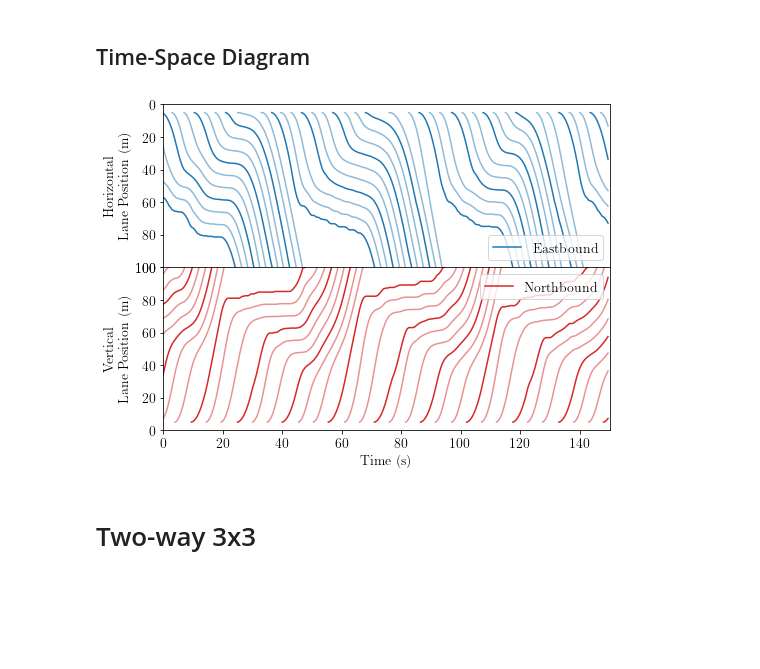
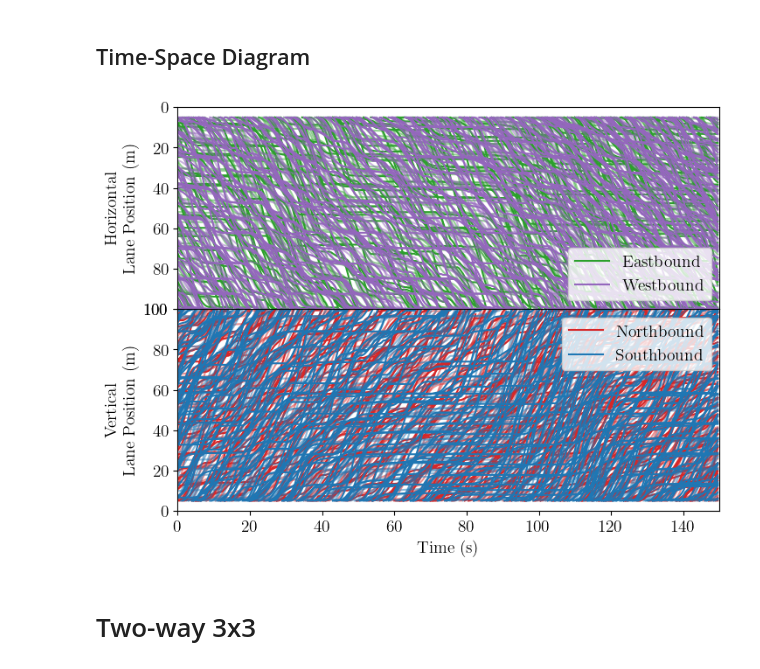
Before and after one commit to thickhoctin/mixed_autonomy_intersections, a Jupyter notebook: figures.ipynb, the cells around one changed output. Saved outputs shown, nothing was run; the diff lists cells and outputs as text; code cells hidden in the pictures; blank space fills up the shorter version.

```diff
--- a/figures.ipynb
+++ b/figures.ipynb
@@ -141,12 +141,36 @@ def plot_time_space(vehicle_info, xml, colors=['C3', 'C2', 'C0', 'C4'], max_step
         return [(float(x), float(y)) for x, y in re.findall(f'{number}{sep}{number}', s)]
 
     def get_direction(xy1, xy2):
+        # (x1, y1), (x2, y2) = xy1, xy2
+        # direction = (int(np.sign(x2 - x1)), int(np.sign(y2 - y1)))
+        # return {(0, 1): 'Northbound', (0, -1): 'Southbound', (1, 0): 'Eastbound', (-1, 0): 'Westbound'}[direction]
         (x1, y1), (x2, y2) = xy1, xy2
-        direction = (int(np.sign(x2 - x1)), int(np.sign(y2 - y1)))
-        return {(0, 1): 'Northbound', (0, -1): 'Southbound', (1, 0): 'Eastbound', (-1, 0): 'Westbound'}[direction]
+        dx, dy = x2 - x1, y2 - y1
 
-    directions = {jl.id: get_direction(*parse_xy(jl.shape, number='([\d\.]+)', sep=',')) for jl in jun_lanes}
-    directions.update((l_i, get_direction(*parse_xy(l_i))) for l_i in in_lane_ids)
+        # Use dominant axis so diagonals still map to a cardinal direction
+        if abs(dx) >= abs(dy):
+            return 'Eastbound' if dx > 0 else 'Westbound'
+        else:
+            return 'Northbound' if dy > 0 else 'Southbound'
+    def direction_from_points(points):
+        if len(points) < 2:
+            return None
+        return get_direction(points[0], points[-1])
+
+    directions = {}
+    for jl in jun_lanes:
+        pts = parse_xy(jl.shape, number='([\d\.]+)', sep=',')
+        d = direction_from_points(pts)
+        if d is not None:
+            directions[jl.id] = d
+
+    for l_i in in_lane_ids:
+        pts = parse_xy(l_i)
+        d = direction_from_points(pts)
+        if d is not None:
+            directions[l_i] = d
+    # directions = {jl.id: get_direction(*parse_xy(jl.shape, number='([\d\.]+)', sep=',')) for jl in jun_lanes}
+    # directions.update((l_i, get_direction(*parse_xy(l_i))) for l_i in in_lane_ids)
     hor = ['Westbound', 'Eastbound']
 
     intersection_info = vehicle_info.loc[vehicle_info.lane_id.isin(directions)]
@@ -224,14 +248,14 @@ plot_heatmap(eval_paths, baseline_paths, eval_labels, asymmetric_labels,
 # %% [markdown]
 ## Time-Space Diagram
 # %%
-path = Results / 'twoway_2x1_penetration0.333/vehicle_info/e165_skip500_flow1000x700.csv'
+path = Results / 'fourway_1x1_penetration0.5_turn_adam_ppo_transformer_13.02/vehicle_info/e350_1x1_skip500_flow700x700_vehicle_info.csv'
 vehicle_info = path.load()
 xml = E.from_path(path.replace('.csv', '.net.xml'))
 xml = E('net', *[x for x in xml if x._name == 'edge'])
 # %%
-plot_time_space(vehicle_info, xml, colors=['C3', 'C0'], figsize=(8, 6), max_step=300)
+plot_time_space(vehicle_info, xml, colors=['C3', 'C2', 'C0', 'C4'], figsize=(8, 6), max_step=300)
 # %% [output]
-[figure, old version]
+[figure, new version]
 # %% [markdown]
 # Two-way 3x3
 # %%
```
Also changed, not shown: parts of 2 cells of this notebook, 8 other files.
